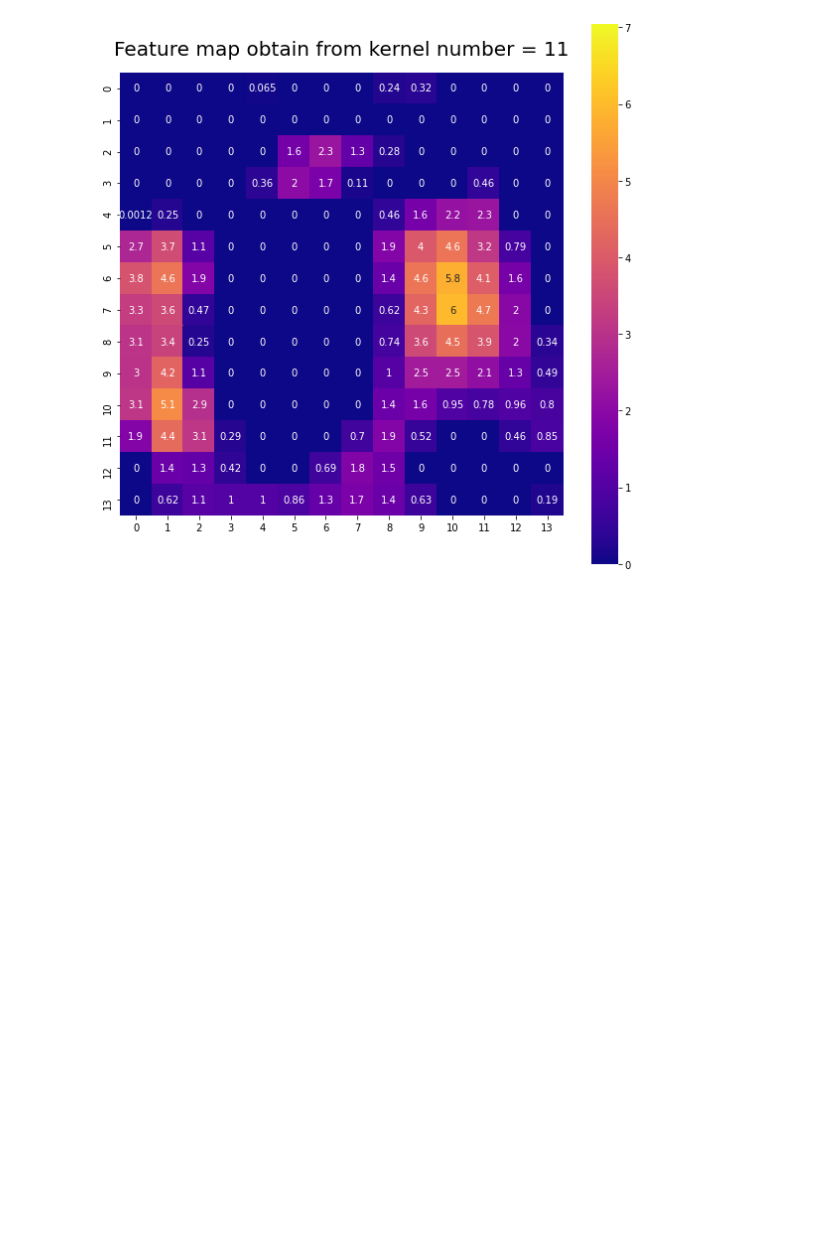
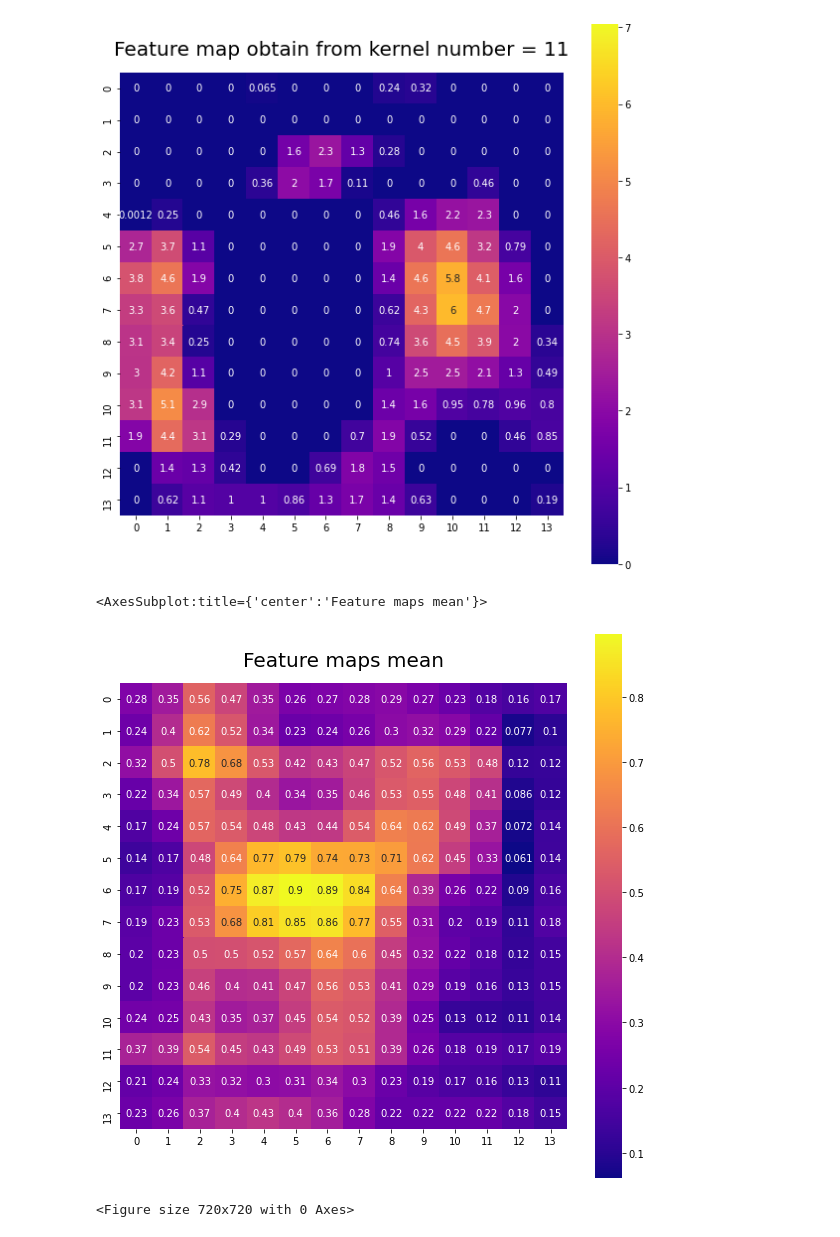
Before and after one commit to wiktorlazarski/Image-Captioning-with-Visual-Attention, a Jupyter notebook: notebooks/eda/VGG19_Encoder_output.ipynb, the cells around one changed output. Cells and saved outputs as stored; diff of their text form; code cells hidden in the pictures; blank space fills up the shorter version.

Commit message:
Presenting feature maps mean

```diff
--- a/notebooks/eda/VGG19_Encoder_output.ipynb
+++ b/notebooks/eda/VGG19_Encoder_output.ipynb
@@ -57,4 +56,5 @@ encoder.children
 )>
 # %%
-image, _ = coco[1]
+grizzly_img_index = 1
+image, _ = coco[grizzly_img_index]
 image = image.unsqueeze(0)
@@ -70,0 +61,8 @@ torch.Size([512, 14, 14])
+# %%
+feature_maps, features_mean = encoder.forward(image)
+
+feature_maps = feature_maps[0].detach()
+features_mean = features_mean[0].detach()
+
+print(f"Feature maps shape = {feature_maps.shape}")
+print(f"Feature maps mean shape = {features_mean.shape}")
@@ -71,14 +72,14 @@ torch.Size([512, 14, 14])
 # %%
 # Computes mean and std of only nonzero elements in encoder_output tensor
-nonzero_indices = torch.nonzero(encoder_output)
+nonzero_indices = torch.nonzero(feature_maps)
 num_nonzero = nonzero_indices.shape[0]
 
-mean = encoder_output.sum().item() / num_nonzero
+mean = feature_maps.sum().item() / num_nonzero
 
 std = 0
 for nonzero_elem in nonzero_indices:
     x, y, z = nonzero_elem
-    std += (encoder_output[x, y, z] - mean) ** 2
+    std += (feature_maps[x, y, z] - mean) ** 2
 
 std = torch.sqrt(std / num_nonzero).item()
 # %%
@@ -88,21 +89,27 @@ mean, std
 # %%
 feature_map_index = 11
 
-min_value = encoder_output.min().item()
+min_value = feature_maps.min().item()
 max_value = mean + std
 
-feature_map = encoder_output[feature_map_index]
+feature_map = feature_maps[feature_map_index]
 
 plt.title(f"Feature map obtain from kernel number = {feature_map_index}", fontsize=20, y=1.025)
 sns.heatmap(feature_map, annot=True, square=True, cmap=plt.rcParams["image.cmap"], vmin=min_value, vmax=max_value)
 # %% [output]
 <AxesSubplot:title={'center':'Feature map obtain from kernel number = 11'}>
 [figure]
+# %%
+plt.title(f"Feature maps mean", fontsize=20, y=1.025)
+sns.heatmap(features_mean, annot=True, square=True, cmap=plt.rcParams["image.cmap"])
+# %% [output]
+<AxesSubplot:title={'center':'Feature maps mean'}>
+[figure, added]
 # %%
 FEATURE_MAP_DIR_PATH = os.path.join(os.getcwd(), "images", "feature_maps")
 os.makedirs(FEATURE_MAP_DIR_PATH, exist_ok=True)
 
-for index, feature_map in enumerate(encoder_output):
+for index, feature_map in enumerate(feature_maps):
     plt.grid("off")
     sns.heatmap(
         feature_map,
@@ -119,3 +126,5 @@ for index, feature_map in enumerate(encoder_output):
     output_path = os.path.join(FEATURE_MAP_DIR_PATH, f"feature_map({index})")
     plt.savefig(output_path)
     plt.clf()
+# %% [output]
+<Figure size 720x720 with 0 Axes>
```
Also changed, not shown: parts of 6 cells of this notebook, 2 other files.
